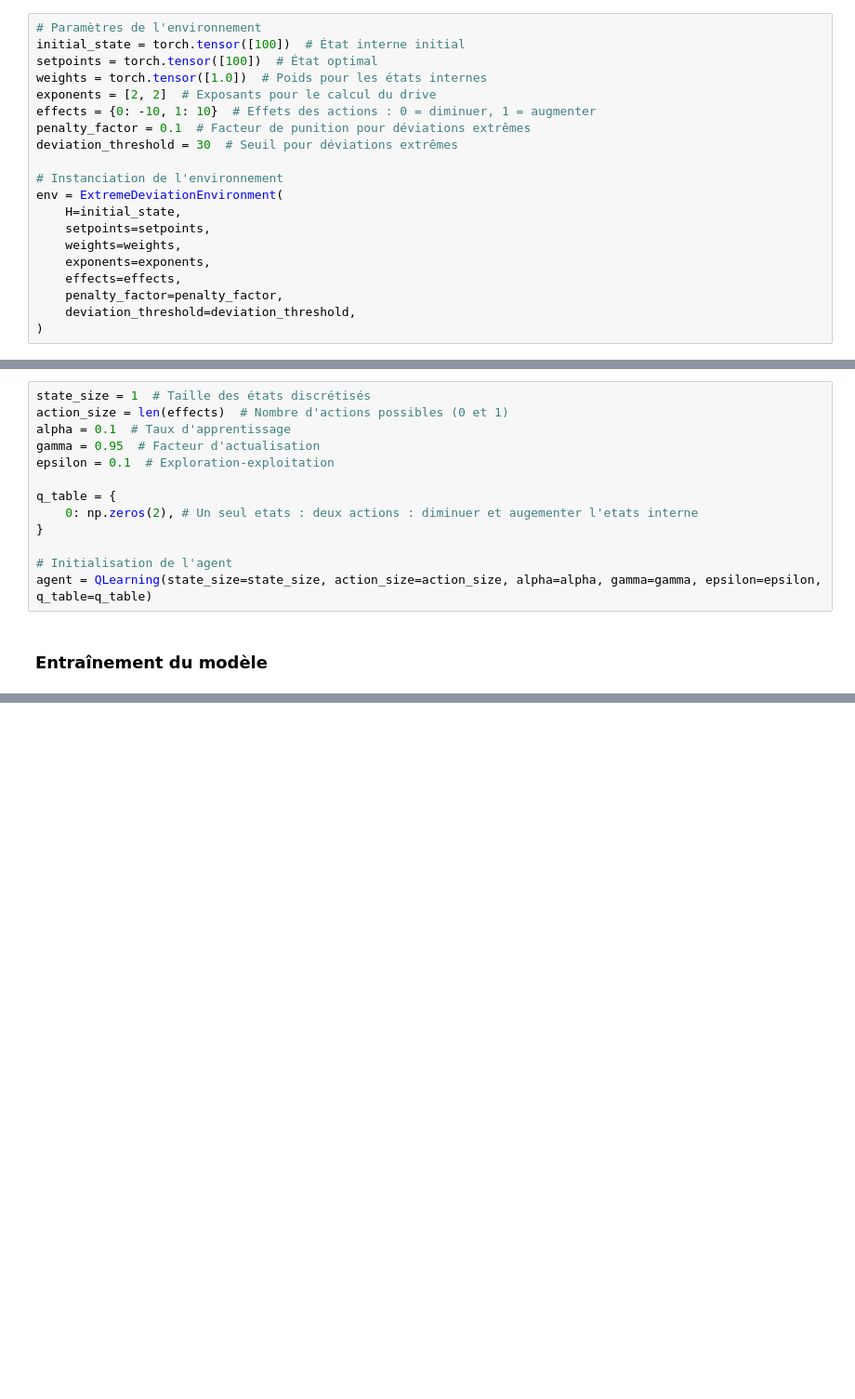
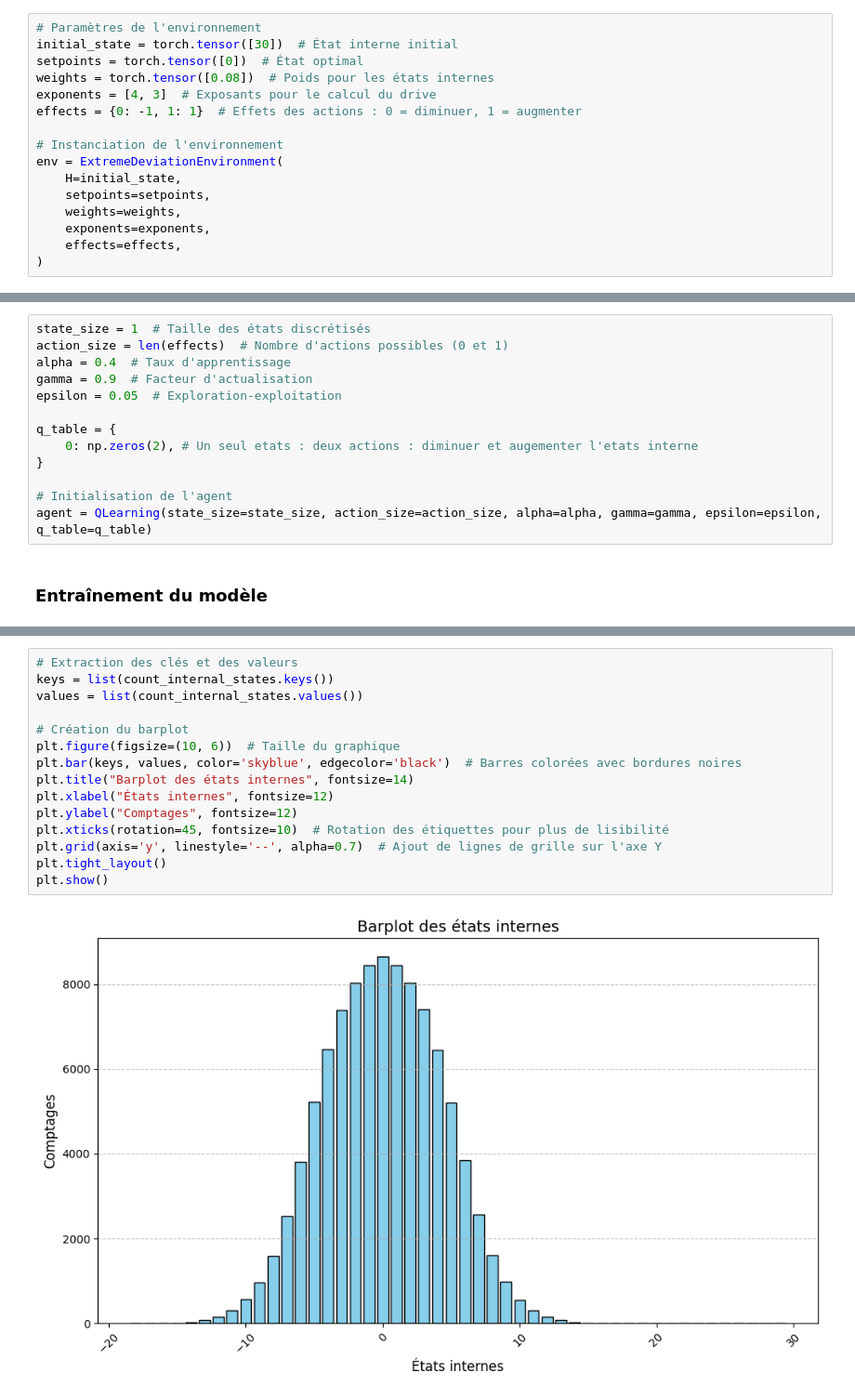
Before and after one commit to TsunomakiWatamelon/Homeostatic-Reinforcement-Learning, a Jupyter notebook: src/experiments/extreme_deviation.ipynb, the cells around one changed output, grey strips where cells are left out. Shown: that part at 93% size. Drawn from its saved outputs; the diff is of its cells as text; blank space fills up the shorter version.

Commit message:
extreme deviation experience
extreme deviation experience 4 figure completed. TODO : retrain with more agents

```diff
--- a/src/experiments/extreme_deviation.ipynb
+++ b/src/experiments/extreme_deviation.ipynb
@@ -22,13 +19,11 @@ from models.qlearning import QLearning
 ### Configuration de l'environnement
 # %%
 # Paramètres de l'environnement
-initial_state = torch.tensor([100])  # État interne initial
-setpoints = torch.tensor([100])  # État optimal
-weights = torch.tensor([1.0])  # Poids pour les états internes
-exponents = [2, 2]  # Exposants pour le calcul du drive
-effects = {0: -10, 1: 10}  # Effets des actions : 0 = diminuer, 1 = augmenter
-penalty_factor = 0.1  # Facteur de punition pour déviations extrêmes
-deviation_threshold = 30  # Seuil pour déviations extrêmes
+initial_state = torch.tensor([30])  # État interne initial
+setpoints = torch.tensor([0])  # État optimal
+weights = torch.tensor([0.08])  # Poids pour les états internes
+exponents = [4, 3]  # Exposants pour le calcul du drive
+effects = {0: -1, 1: 1}  # Effets des actions : 0 = diminuer, 1 = augmenter
 
 # Instanciation de l'environnement
 env = ExtremeDeviationEnvironment(
@@ -37,17 +32,15 @@ env = ExtremeDeviationEnvironment(
     weights=weights,
     exponents=exponents,
     effects=effects,
-    penalty_factor=penalty_factor,
-    deviation_threshold=deviation_threshold,
 )
 # %% [markdown]
 ### Configuration de l'agent
 # %%
 state_size = 1  # Taille des états discrétisés
 action_size = len(effects)  # Nombre d'actions possibles (0 et 1)
-alpha = 0.1  # Taux d'apprentissage
-gamma = 0.95  # Facteur d'actualisation
-epsilon = 0.1  # Exploration-exploitation
+alpha = 0.4  # Taux d'apprentissage
+gamma = 0.9  # Facteur d'actualisation
+epsilon = 0.05  # Exploration-exploitation
 
 q_table = {
     0: np.zeros(2), # Un seul etats : deux actions : diminuer et augementer l'etats interne
@@ -59,0 +90,17 @@ agent = QLearning(state_size=state_size, action_size=action_size, alpha=alpha, g
+# %%
+# Extraction des clés et des valeurs
+keys = list(count_internal_states.keys())
+values = list(count_internal_states.values())
+
+# Création du barplot
+plt.figure(figsize=(10, 6))  # Taille du graphique
+plt.bar(keys, values, color='skyblue', edgecolor='black')  # Barres colorées avec bordures noires
+plt.title("Barplot des états internes", fontsize=14)
+plt.xlabel("États internes", fontsize=12)
+plt.ylabel("Comptages", fontsize=12)
+plt.xticks(rotation=45, fontsize=10)  # Rotation des étiquettes pour plus de lisibilité
+plt.grid(axis='y', linestyle='--', alpha=0.7)  # Ajout de lignes de grille sur l'axe Y
+plt.tight_layout()
+plt.show()
+# %% [output]
+[figure, added]
```
Also changed, not shown: parts of 11 cells of this notebook, 1 other file.
